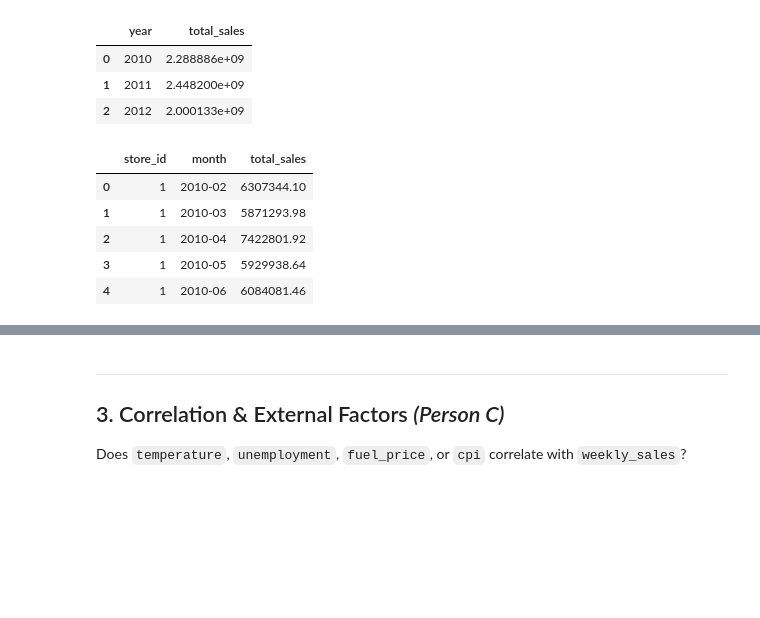
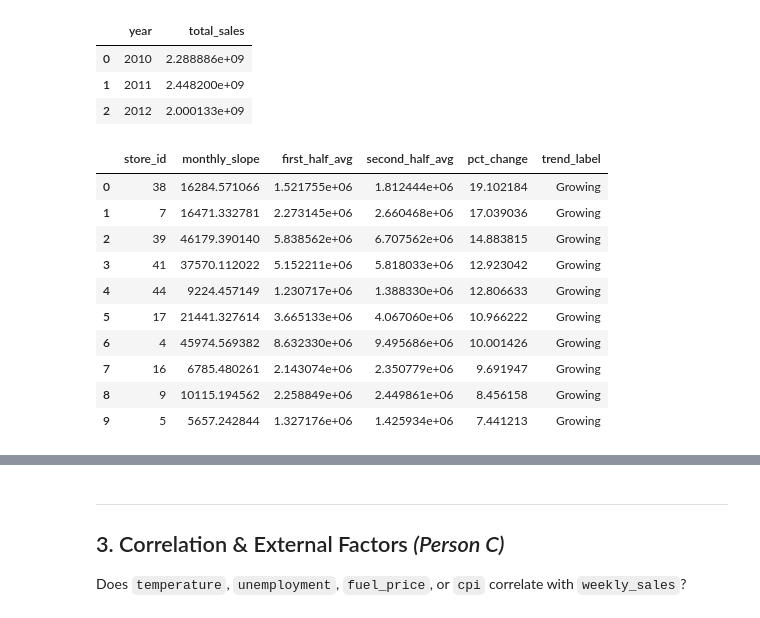
Before and after one commit to AkashS2006/EDIP-Walmart-Sales, a Jupyter notebook: notebooks/week2_analysis.ipynb, the cells around one changed output, grey strips where cells are left out. Drawn from its saved outputs; the diff is of its cells as text; code cells hidden in the pictures; blank space fills up the shorter version.

```diff
--- a/notebooks/week2_analysis.ipynb
+++ b/notebooks/week2_analysis.ipynb
@@ -142,18 +142,21 @@ yearly_trend
 | 0 | 2010 | 2.288886e+09 |
 | 1 | 2011 | 2.448200e+09 |
 | 2 | 2012 | 2.000133e+09 |
-# %%
-# TODO (Person B): growth vs decline by store
-# Idea: pull store_monthly_trend(conn) for all stores, then compare each store's
-# first-half vs second-half average (or fit a simple linear trend per store)
-# to rank stores as "growing" vs "declining".
-
-all_store_trend = store_monthly_trend(conn)
-all_store_trend.head()
-# %% [output]
-|  | store_id | month | total_sales |
-| 0 | 1 | 2010-02 | 6307344.10 |
-| 1 | 1 | 2010-03 | 5871293.98 |
-| 2 | 1 | 2010-04 | 7422801.92 |
-| 3 | 1 | 2010-05 | 5929938.64 |
-| 4 | 1 | 2010-06 | 6084081.46 |
+# %%
+# Growth vs decline classification per store
+# Method: fit a linear trend to each store's monthly sales, and compare
+# first-half vs second-half average sales as an interpretable sanity check.
+growth_df = store_growth_trend(conn)
+growth_df.head(10)  # top 10 fastest-GROWING stores
+# %% [output]
+|  | store_id | monthly_slope | first_half_avg | second_half_avg | pct_change | trend_label |
+| 0 | 38 | 16284.571066 | 1.521755e+06 | 1.812444e+06 | 19.102184 | Growing |
+| 1 | 7 | 16471.332781 | 2.273145e+06 | 2.660468e+06 | 17.039036 | Growing |
+| 2 | 39 | 46179.390140 | 5.838562e+06 | 6.707562e+06 | 14.883815 | Growing |
+| 3 | 41 | 37570.112022 | 5.152211e+06 | 5.818033e+06 | 12.923042 | Growing |
+| 4 | 44 | 9224.457149 | 1.230717e+06 | 1.388330e+06 | 12.806633 | Growing |
+| 5 | 17 | 21441.327614 | 3.665133e+06 | 4.067060e+06 | 10.966222 | Growing |
+| 6 | 4 | 45974.569382 | 8.632330e+06 | 9.495686e+06 | 10.001426 | Growing |
+| 7 | 16 | 6785.480261 | 2.143074e+06 | 2.350779e+06 | 9.691947 | Growing |
+| 8 | 9 | 10115.194562 | 2.258849e+06 | 2.449861e+06 | 8.456158 | Growing |
+| 9 | 5 | 5657.242844 | 1.327176e+06 | 1.425934e+06 | 7.441213 | Growing |
```
Also changed, not shown: parts of 7 cells of this notebook.
